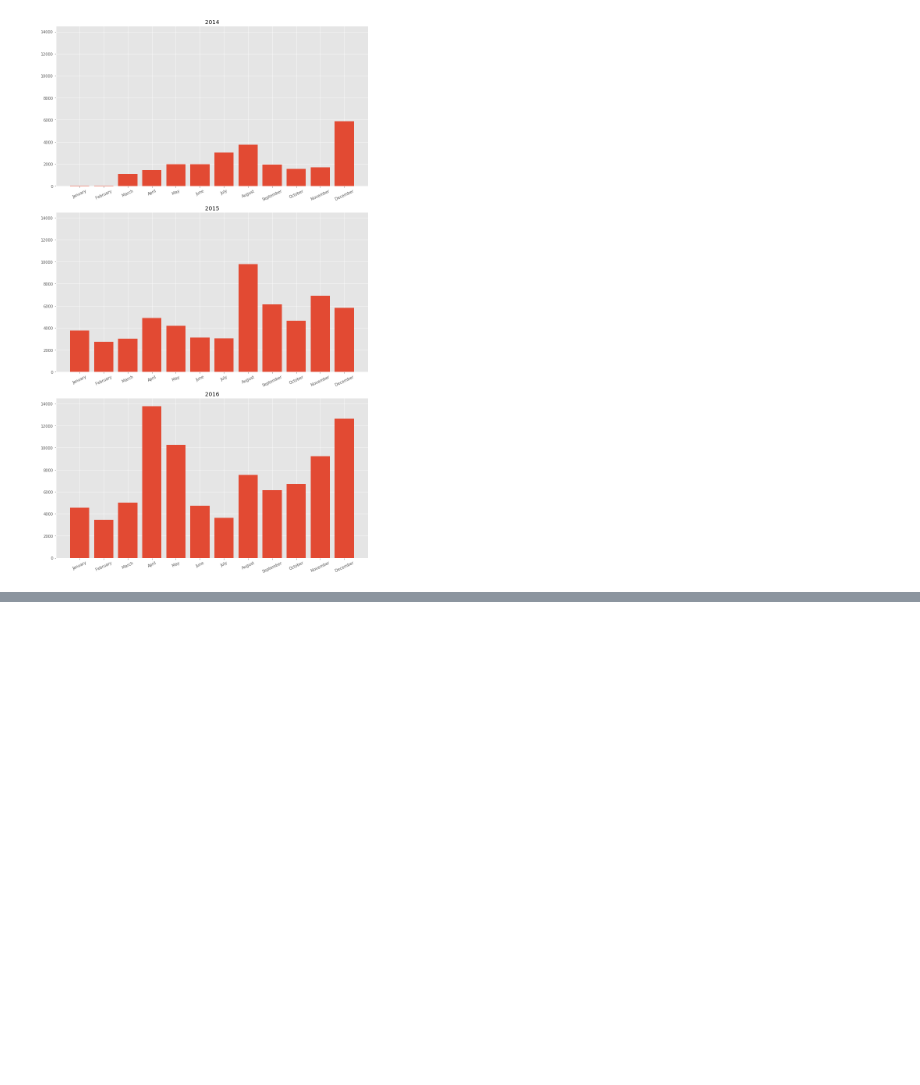
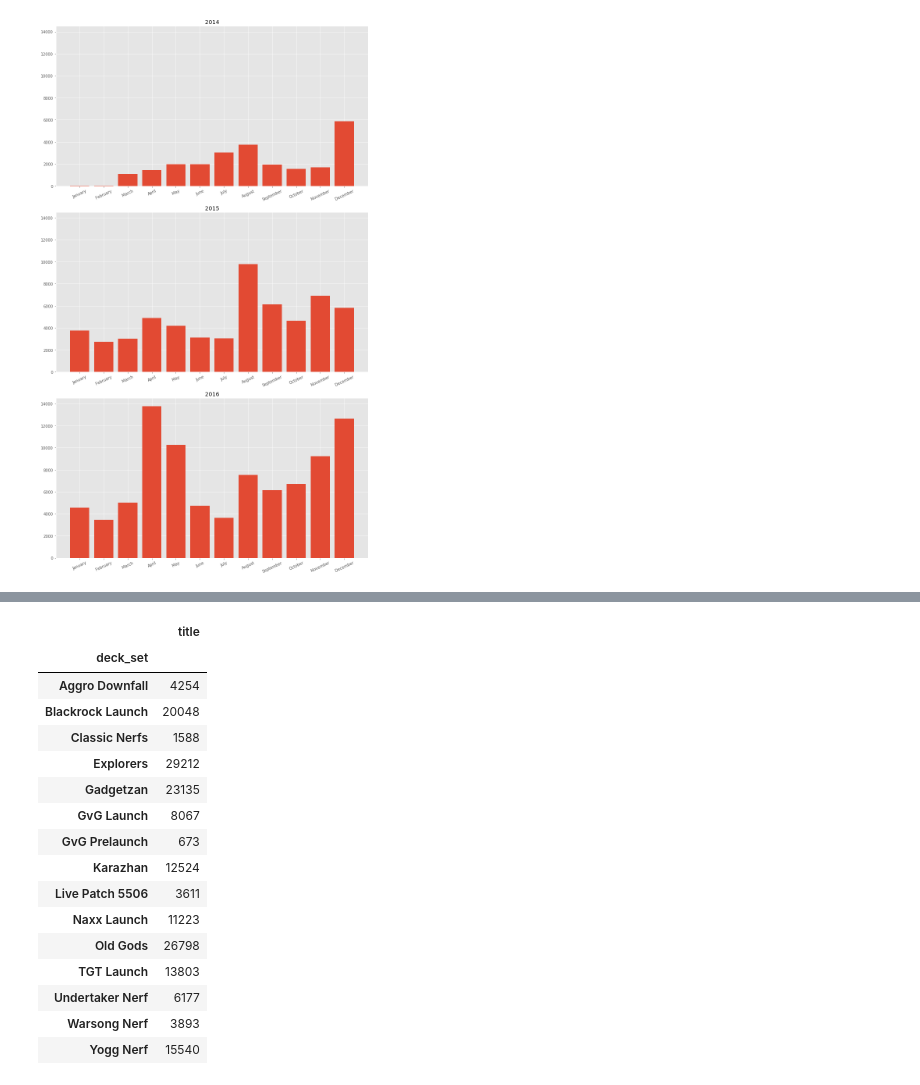
Before and after one commit to NJacobsohn/Hearthstone-Data-Analysis, a Jupyter notebook: EDA_plotting.ipynb, the cells around one changed output, grey strips where cells are left out. Saved outputs shown, nothing was run; the diff lists cells and outputs as text; code cells hidden in the pictures; blank space fills up the shorter version.

```diff
--- a/EDA_plotting.ipynb
+++ b/EDA_plotting.ipynb
@@ -671,0 +690,3 @@ plt.savefig('img/deck_uploads_per_year.png')
+# %%
+set_uploads_cols = set(set_uploads_df.index)
+set_uploads_cols
@@ -671,0 +748,20 @@ plt.savefig('img/deck_uploads_per_year.png')
+# %%
+set_uploads_df
+# %% [output]
+|  | title |
+| deck_set |  |
+| Aggro Downfall | 4254 |
+| Blackrock Launch | 20048 |
+| Classic Nerfs | 1588 |
+| Explorers | 29212 |
+| Gadgetzan | 23135 |
+| GvG Launch | 8067 |
+| GvG Prelaunch | 673 |
+| Karazhan | 12524 |
+| Live Patch 5506 | 3611 |
+| Naxx Launch | 11223 |
+| Old Gods | 26798 |
+| TGT Launch | 13803 |
+| Undertaker Nerf | 6177 |
+| Warsong Nerf | 3893 |
+| Yogg Nerf | 15540 |
```
Also changed, not shown: parts of 11 cells of this notebook, 1 other file.
